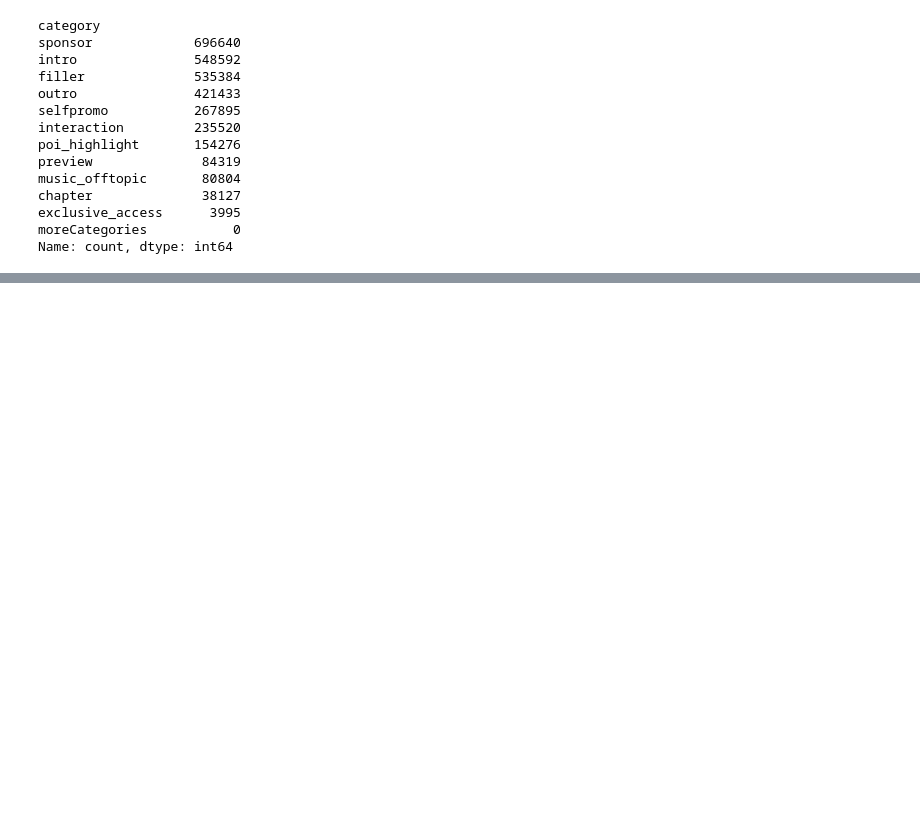
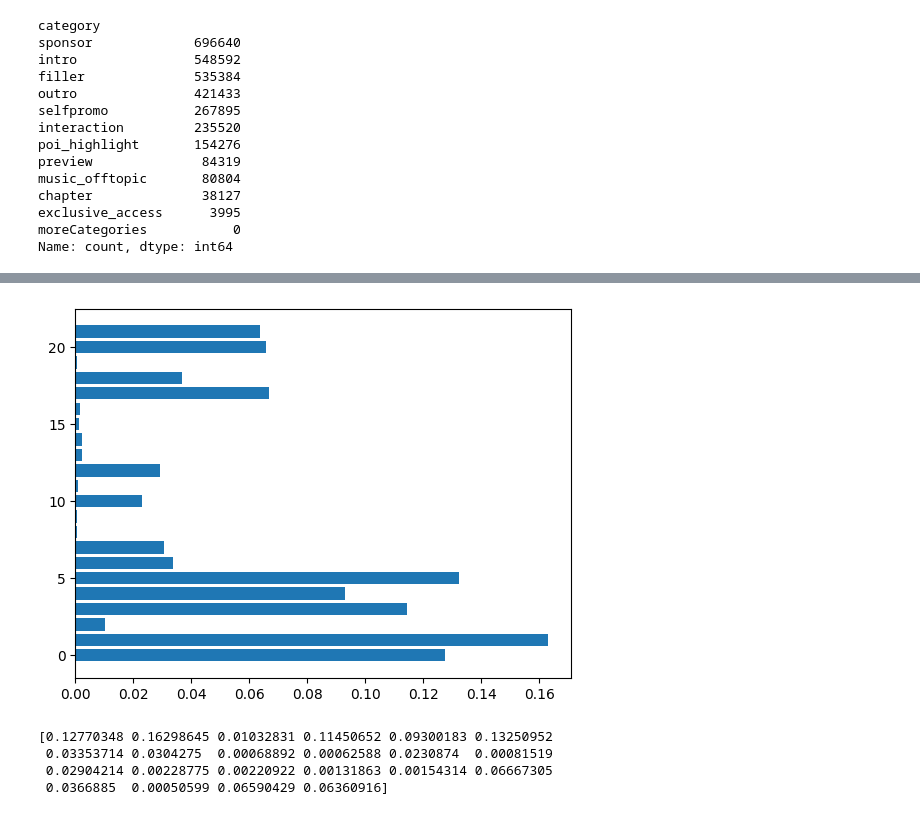
Before and after one commit to t-makaro/503-Project, a Jupyter notebook: src/classification.ipynb, the cells around one changed output, grey strips where cells are left out. Drawn from its saved outputs; the diff is of its cells as text; code cells hidden in the pictures; blank space fills up the shorter version.

```diff
--- a/src/classification.ipynb
+++ b/src/classification.ipynb
@@ -149,0 +450,38 @@ stratified_sample_processed = preprocess_pipeline.fit_transform(stratified_sampl
+# %%
+from sklearn.ensemble import RandomForestClassifier
+from sklearn.preprocessing import LabelEncoder
+from sklearn.metrics import classification_report, accuracy_score
+
+# Encode the labels to numeric values
+label_encoder = LabelEncoder()
+sb_labels_encoded = label_encoder.fit_transform(sb_labels)  # Train labels
+sb_labels_test_encoded = label_encoder.transform(sb_labels_test)  # Test labels
+
+# Use the processed features and encoded labels
+X_train = sb_processed  # Preprocessed training features
+y_train = sb_labels_encoded  # Encoded training labels
+X_test = sb_test_processed  # Preprocessed test features
+y_test = sb_labels_test_encoded  # Encoded test labels
+
+# Initialize the Random Forest Classifier
+rf_classifier = RandomForestClassifier(
+    n_estimators=100,           # Number of trees in the forest
+    max_depth=None,             # Allow the trees to grow fully
+    random_state=42,            # Ensures reproducibility
+    class_weight="balanced",    # Handle imbalanced classes
+    n_jobs=-1                   # Use all available cores for faster computation
+)
+
+# Train the model
+rf_classifier.fit(X_train, y_train)
+
+# Make predictions on the test set
+y_test_pred = rf_classifier.predict(X_test)
+
+# Evaluate the model
+accuracy = accuracy_score(y_test, y_test_pred)
+print(f"Random Forest Classifier Test Accuracy: {accuracy:.4f}")
+
+# Classification report for detailed metrics
+print("Classification Report:")
+print(classification_report(y_test, y_test_pred, target_names=label_encoder.classes_))
@@ -149,0 +521,12 @@ stratified_sample_processed = preprocess_pipeline.fit_transform(stratified_sampl
+# %%
+import matplotlib.pyplot as plt
+feature_importances = rf_classifier.feature_importances_
+plt.barh(range(len(feature_importances)), feature_importances)
+plt.show()
+print(feature_importances)
+# %% [output]
+[figure, added]
+[0.12770348 0.16298645 0.01032831 0.11450652 0.09300183 0.13250952
+ 0.03353714 0.0304275  0.00068892 0.00062588 0.0230874  0.00081519
+ 0.02904214 0.00228775 0.00220922 0.00131863 0.00154314 0.06667305
+ 0.0366885  0.00050599 0.06590429 0.06360916]
```
Also changed, not shown: parts of 15 cells of this notebook.
